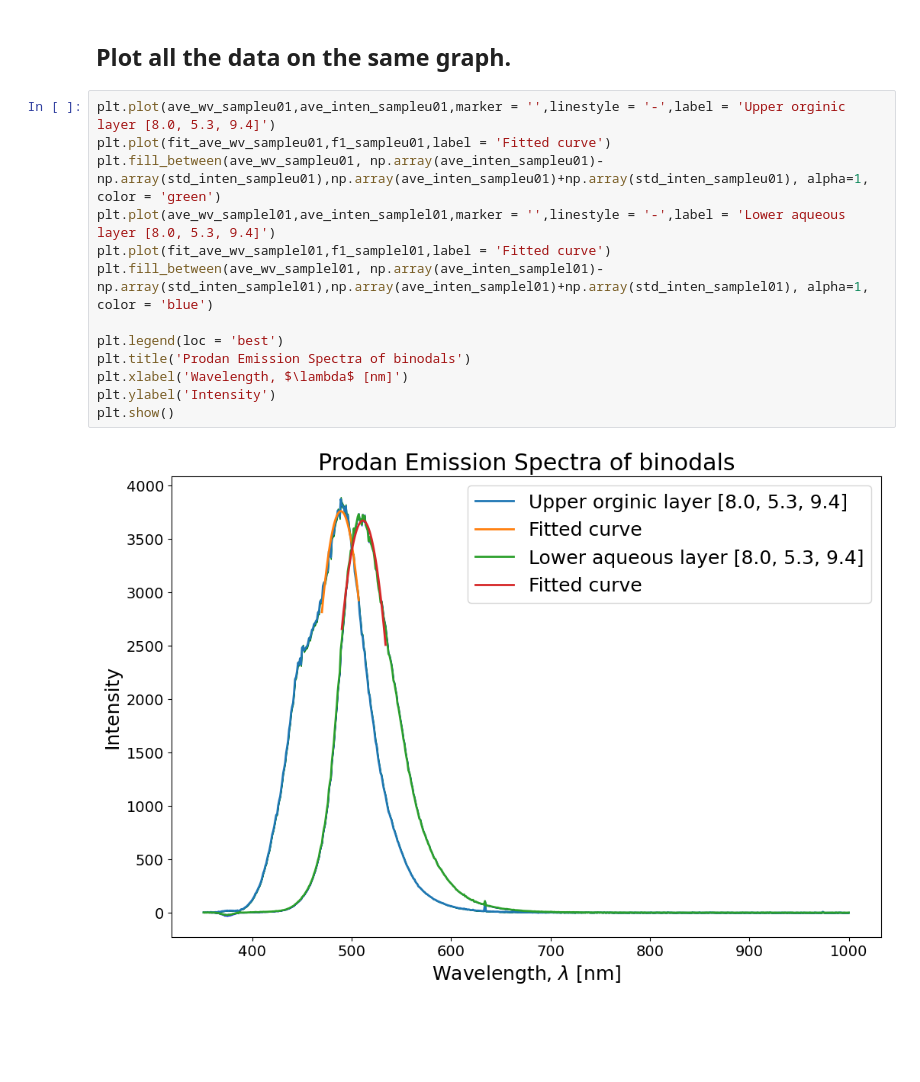
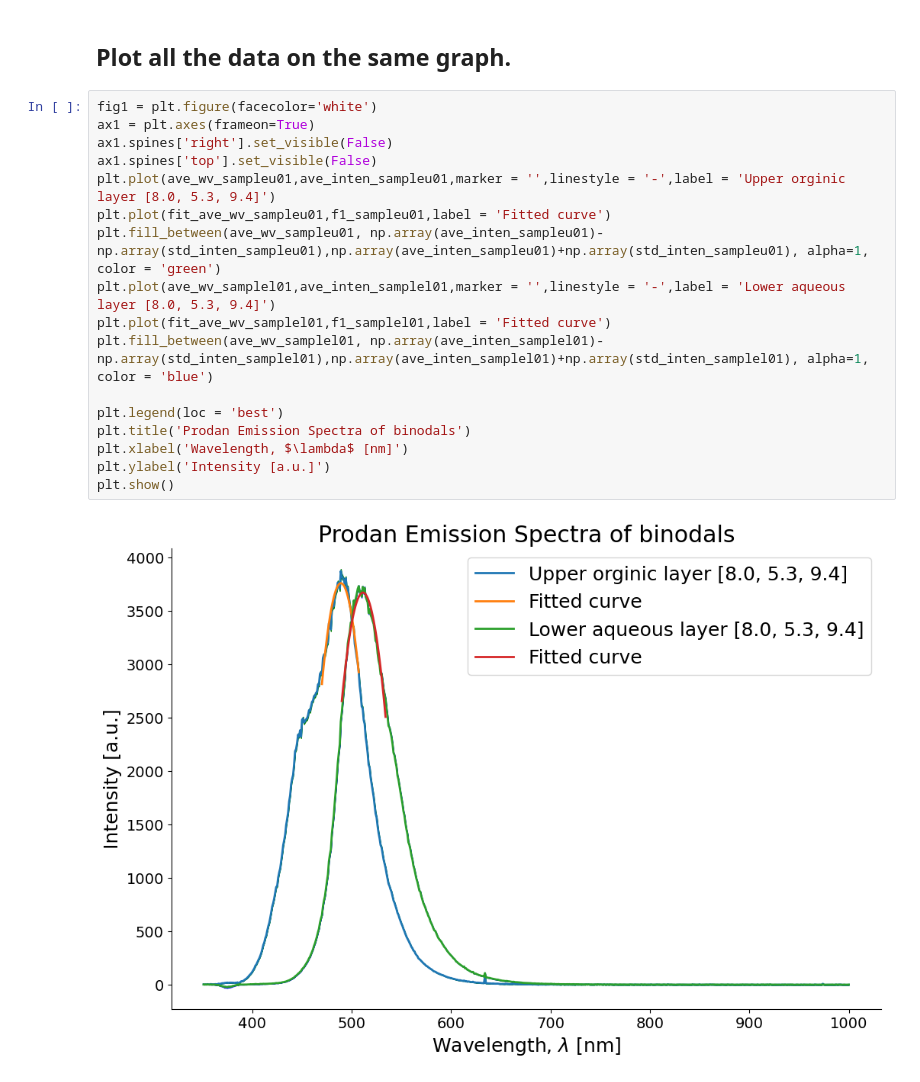
Before and after one commit to notmuchgeek/MS_2.2_TPDE, a Jupyter notebook: curve_fit_tie_line_Version 1.ipynb, the cells around one changed output. Saved outputs shown, nothing was run; the diff lists cells and outputs as text; blank space fills up the shorter version.

```diff
--- a/curve_fit_tie_line_Version 1.ipynb
+++ b/curve_fit_tie_line_Version 1.ipynb
@@ -541,18 +541,22 @@ Lower phase R-values
 # %% [markdown]
 ## Plot all the data on the same graph.
 # %%
+fig1 = plt.figure(facecolor='white')
+ax1 = plt.axes(frameon=True)
+ax1.spines['right'].set_visible(False)
+ax1.spines['top'].set_visible(False)
 plt.plot(ave_wv_sampleu01,ave_inten_sampleu01,marker = '',linestyle = '-',label = 'Upper orginic layer [8.0, 5.3, 9.4]')
 plt.plot(fit_ave_wv_sampleu01,f1_sampleu01,label = 'Fitted curve')
 plt.fill_between(ave_wv_sampleu01, np.array(ave_inten_sampleu01)-np.array(std_inten_sampleu01),np.array(ave_inten_sampleu01)+np.array(std_inten_sampleu01), alpha=1, color = 'green')
 plt.plot(ave_wv_samplel01,ave_inten_samplel01,marker = '',linestyle = '-',label = 'Lower aqueous layer [8.0, 5.3, 9.4]')
 plt.plot(fit_ave_wv_samplel01,f1_samplel01,label = 'Fitted curve')
 plt.fill_between(ave_wv_samplel01, np.array(ave_inten_samplel01)-np.array(std_inten_samplel01),np.array(ave_inten_samplel01)+np.array(std_inten_samplel01), alpha=1, color = 'blue')
 
 plt.legend(loc = 'best')
 plt.title('Prodan Emission Spectra of binodals')
 plt.xlabel('Wavelength, $\lambda$ [nm]')
-plt.ylabel('Intensity')
+plt.ylabel('Intensity [a.u.]')
 plt.show()
 # %% [output]
-[figure, old version]
+[figure, new version]
 # %%
```
Also changed, not shown: parts of 5 cells of this notebook, 1 other file.
